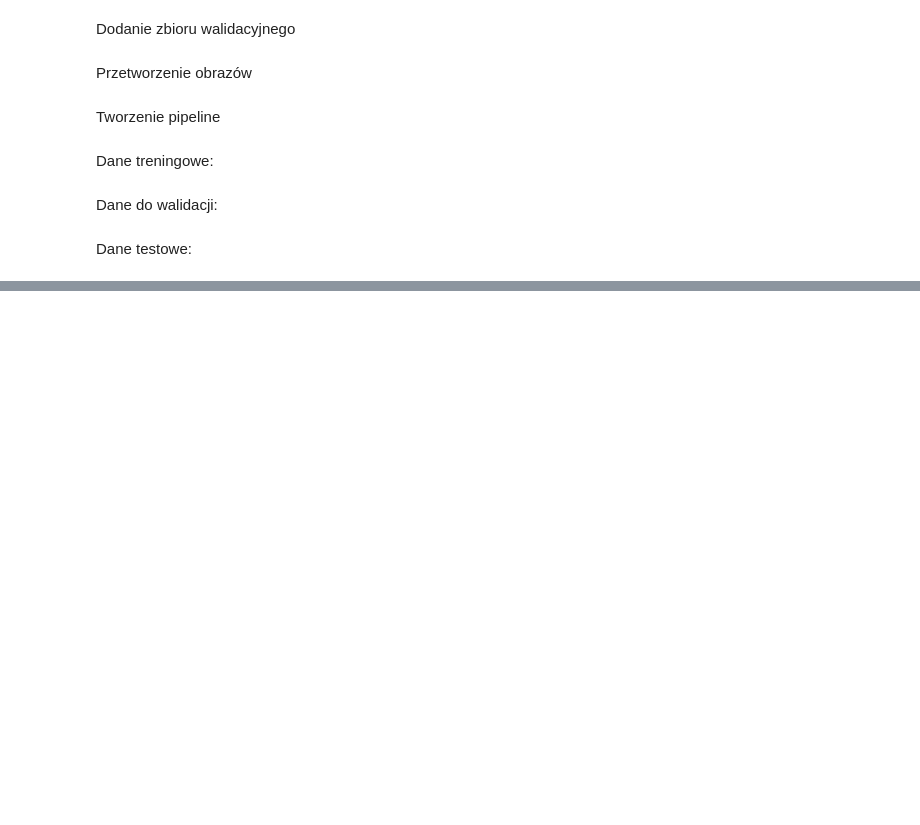
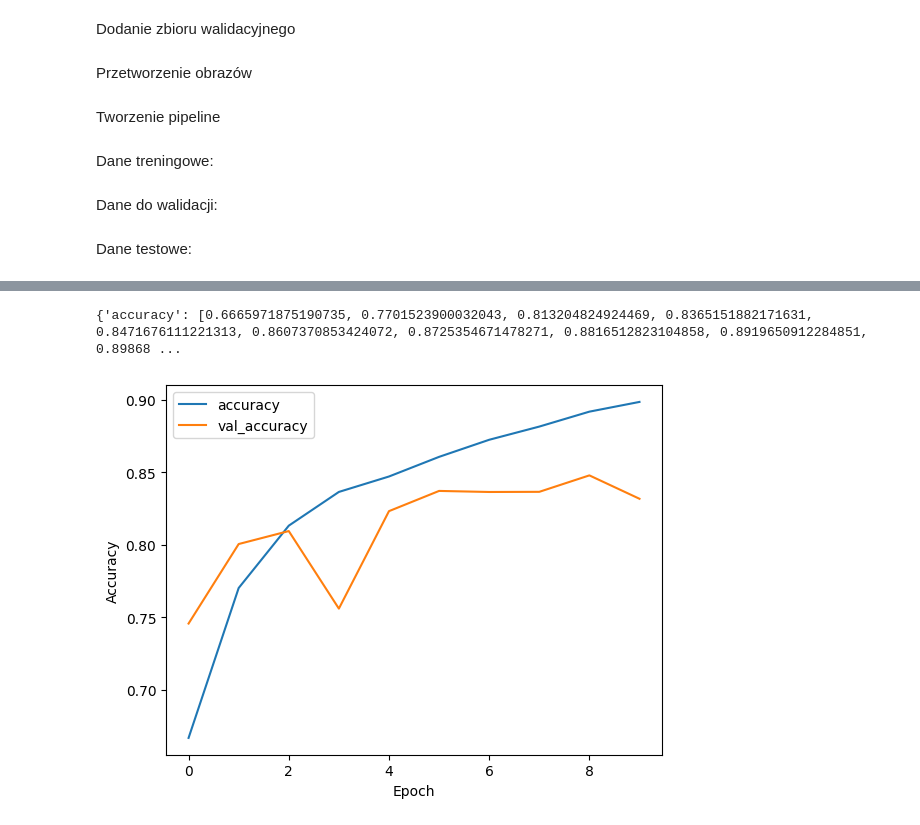
Before and after one commit to Embrandys/real_fake_images_classification_model, a Jupyter notebook: real_fake_photos.ipynb, the cells around one changed output, grey strips where cells are left out. Saved outputs shown, nothing was run; the diff lists cells and outputs as text; code cells hidden in the pictures; blank space fills up the shorter version.

Commit message:
adding model and prediction

```diff
--- a/real_fake_photos.ipynb
+++ b/real_fake_photos.ipynb
@@ -136,11 +133,11 @@ Tworzenie pipeline
 Dane treningowe:
 # %%
 ds_train=tf.data.Dataset.from_tensor_slices((train_paths_x, train_labels_y))
-ds_train=ds_train.map(process_image, num_parallel_calls= tf.data.AUTOTUNE).batch(32).prefetch(tf.data.AUTOTUNE)
+ds_train=ds_train.map(process_image, num_parallel_calls= tf.data.AUTOTUNE).ignore_errors().cache("train_cache").shuffle(1000).batch(32).prefetch(tf.data.AUTOTUNE)
 # %% [markdown]
 Dane do walidacji:
 # %%
 ds_val=tf.data.Dataset.from_tensor_slices((x_val, y_val))
-ds_val=ds_val.map(process_image, num_parallel_calls= tf.data.AUTOTUNE).batch(32).prefetch(tf.data.AUTOTUNE)
+ds_val=ds_val.map(process_image, num_parallel_calls= tf.data.AUTOTUNE).ignore_errors().cache().batch(32).prefetch(tf.data.AUTOTUNE)
 # %% [markdown]
 Dane testowe:
@@ -149,0 +159,23 @@ ds_test=ds_test.map(process_image, num_parallel_calls= tf.data.AUTOTUNE).batch(3
+# %%
+model = models.Sequential([
+    layers.Conv2D(32, (3,3), activation='relu', padding='same', input_shape=(128,128,3)),
+    layers.Conv2D(32, (3,3), activation='relu'),
+    layers.MaxPooling2D(),
+    layers.Dropout(0.25),
+
+    layers.Conv2D(64, (3,3), activation='relu', padding='same'),
+    layers.Conv2D(64, (3,3), activation='relu'),
+    layers.MaxPooling2D(),
+    layers.Dropout(0.25),
+
+    layers.Flatten(),
+    layers.Dense(128, activation='relu'),
+    layers.Dropout(0.5),
+    layers.Dense(3, activation='softmax')
+])
+
+model.compile(optimizer='adam',
+              loss='sparse_categorical_crossentropy',
+              metrics=['accuracy'])
+
+model.summary()
@@ -149,0 +204,4 @@ ds_test=ds_test.map(process_image, num_parallel_calls= tf.data.AUTOTUNE).batch(3
+# %%
+history = model.fit(ds_train,
+          validation_data=ds_val,
+            epochs=10)
@@ -149,0 +230,11 @@ ds_test=ds_test.map(process_image, num_parallel_calls= tf.data.AUTOTUNE).batch(3
+# %%
+print(history.history)
+plt.plot(history.history['accuracy'], label='accuracy')
+plt.plot(history.history['val_accuracy'], label = 'val_accuracy')
+plt.xlabel('Epoch')
+plt.ylabel('Accuracy')
+plt.legend()
+plt.show()
+# %% [output]
+{'accuracy': [0.6665971875190735, 0.7701523900032043, 0.813204824924469, 0.8365151882171631, 0.8471676111221313, 0.8607370853424072, 0.8725354671478271, 0.8816512823104858, 0.8919650912284851, 0.89868 ...
+[figure, added]
```
Also changed, not shown: parts of 18 cells of this notebook, 2 other files.
